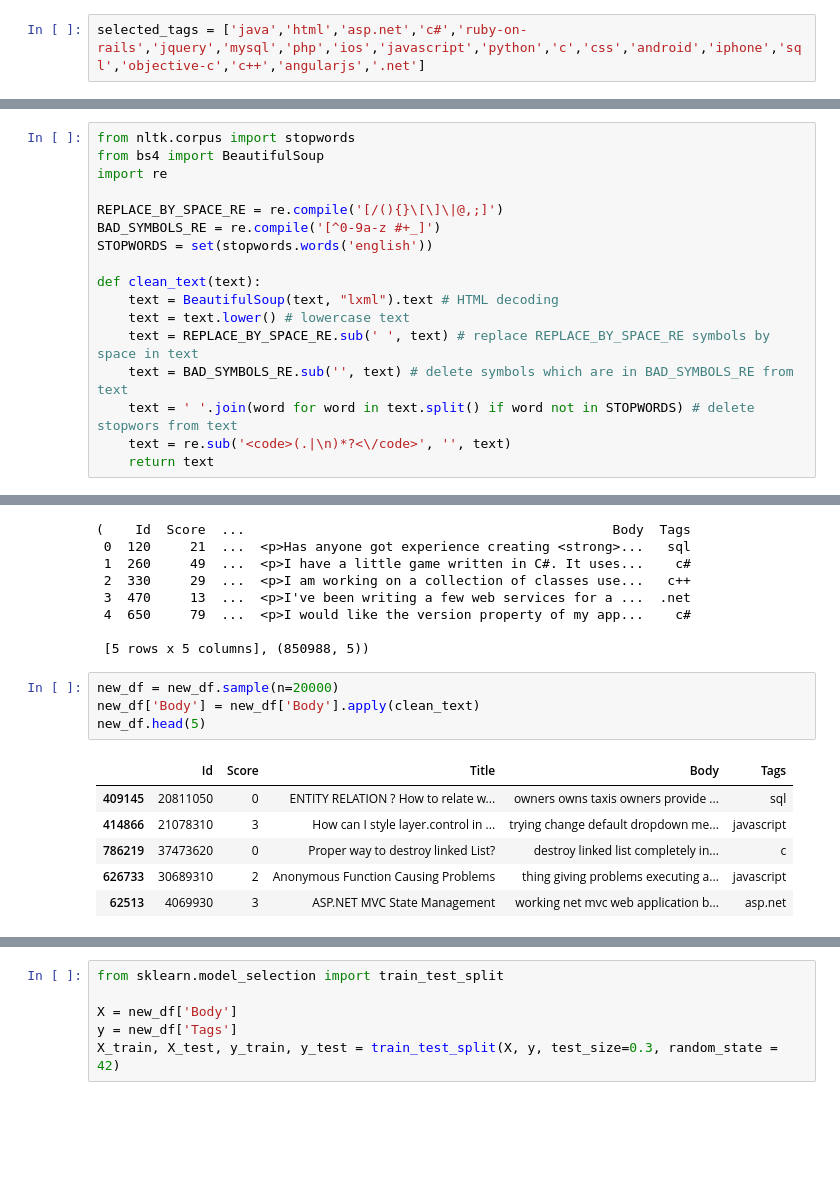
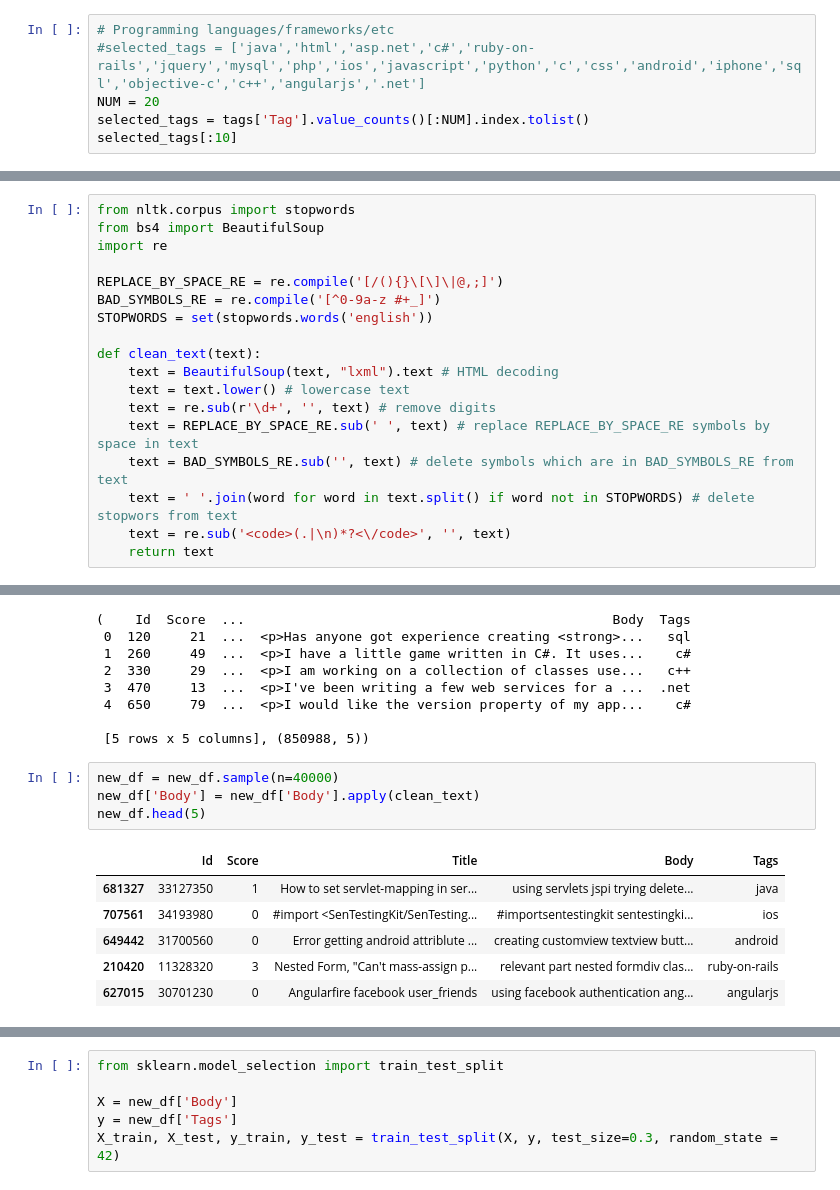
Before and after one commit to helena128/StackOverflowTagger, a Jupyter notebook: DT_NLP_Multiclass.ipynb, the cells around one changed output, grey strips where cells are left out. Saved outputs shown, nothing was run; the diff lists cells and outputs as text; blank space fills up the shorter version.

```diff
--- a/DT_NLP_Multiclass.ipynb
+++ b/DT_NLP_Multiclass.ipynb
@@ -62,4 +65,8 @@ tags.head(5)
 | 3 | 90 | svn |
 | 4 | 90 | tortoisesvn |
 # %%
-selected_tags = ['java','html','asp.net','c#','ruby-on-rails','jquery','mysql','php','ios','javascript','python','c','css','android','iphone','sql','objective-c','c++','angularjs','.net']
+# Programming languages/frameworks/etc
+#selected_tags = ['java','html','asp.net','c#','ruby-on-rails','jquery','mysql','php','ios','javascript','python','c','css','android','iphone','sql','objective-c','c++','angularjs','.net']
+NUM = 20
+selected_tags = tags['Tag'].value_counts()[:NUM].index.tolist()
+selected_tags[:10]
@@ -143,6 +163,7 @@ STOPWORDS = set(stopwords.words('english'))
 def clean_text(text):
     text = BeautifulSoup(text, "lxml").text # HTML decoding
     text = text.lower() # lowercase text
+    text = re.sub(r'\d+', '', text) # remove digits
     text = REPLACE_BY_SPACE_RE.sub(' ', text) # replace REPLACE_BY_SPACE_RE symbols by space in text
     text = BAD_SYMBOLS_RE.sub('', text) # delete symbols which are in BAD_SYMBOLS_RE from text
     text = ' '.join(word for word in text.split() if word not in STOPWORDS) # delete stopwors from text
@@ -162,16 +183,16 @@ df.head(5), new_df.shape
 
  [5 rows x 5 columns], (850988, 5))
 # %%
-new_df = new_df.sample(n=20000)
+new_df = new_df.sample(n=40000)
 new_df['Body'] = new_df['Body'].apply(clean_text)
 new_df.head(5)
 # %% [output]
 |  | Id | Score | Title | Body | Tags |
-| 409145 | 20811050 | 0 | ENTITY RELATION ? How to relate w... | owners owns taxis owners provide ... | sql |
-| 414866 | 21078310 | 3 | How can I style layer.control in ... | trying change default dropdown me... | javascript |
-| 786219 | 37473620 | 0 | Proper way to destroy linked List? | destroy linked list completely in... | c |
-| 626733 | 30689310 | 2 | Anonymous Function Causing Problems | thing giving problems executing a... | javascript |
-| 62513 | 4069930 | 3 | ASP.NET MVC State Management | working net mvc web application b... | asp.net |
+| 681327 | 33127350 | 1 | How to set servlet-mapping in ser... | using servlets jspi trying delete... | java |
+| 707561 | 34193980 | 0 | #import <SenTestingKit/SenTesting... | #importsentestingkit sentestingki... | ios |
+| 649442 | 31700560 | 0 | Error getting android attriblute ... | creating customview textview butt... | android |
+| 210420 | 11328320 | 3 | Nested Form, "Can't mass-assign p... | relevant part nested formdiv clas... | ruby-on-rails |
+| 627015 | 30701230 | 0 | Angularfire facebook user_friends | using facebook authentication ang... | angularjs |
 # %%
 new_df['Title'] = new_df['Title'].apply(clean_text)
 new_df.head(5)
```
Also changed, not shown: parts of 12 cells of this notebook.
